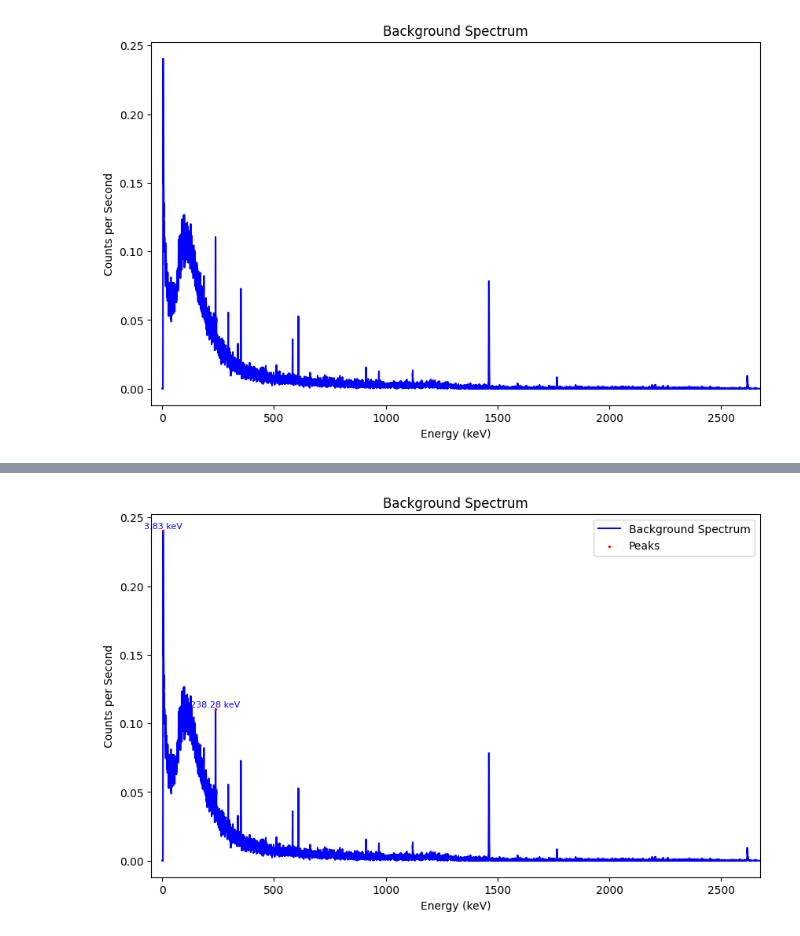
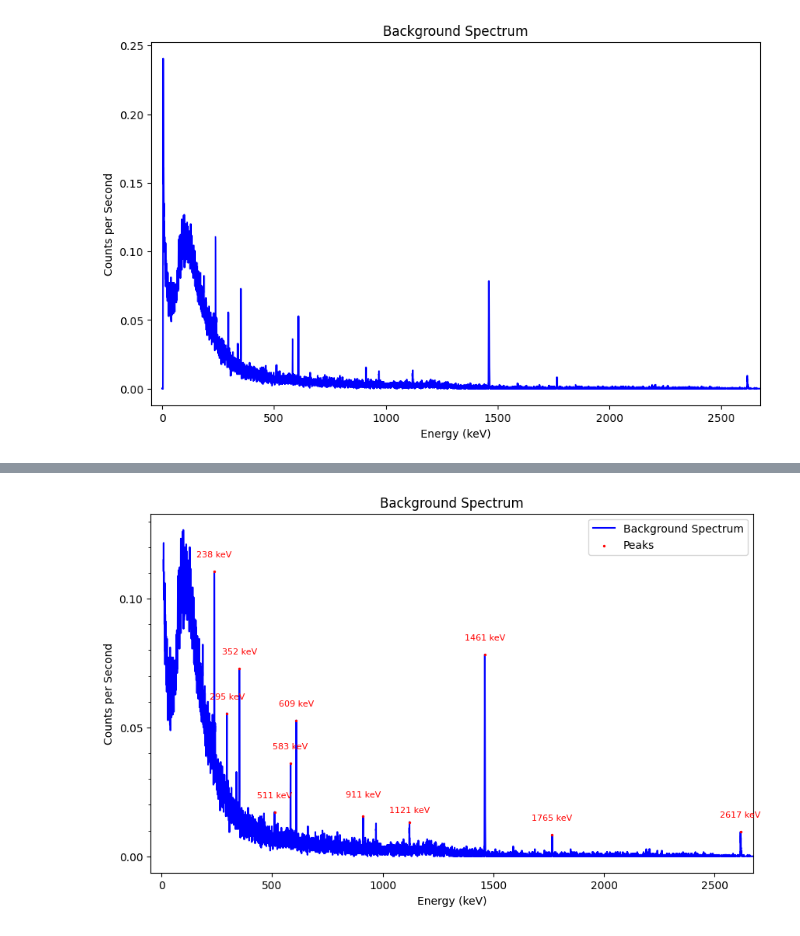
Before and after one commit to kearb-stomp/AdvLabs, a Jupyter notebook: Lab 2/Task 3.ipynb, the cells around one changed output, grey strips where cells are left out. Cells and saved outputs as stored; diff of their text form; code cells hidden in the pictures.

Commit message:
Task 4
Task 4 started
Small change to task 1 - removed gaussian function definition and changed code to call from utils
Deleted debugging cells in task 3

```diff
--- a/Lab 2/Task 3.ipynb
+++ b/Lab 2/Task 3.ipynb
@@ -15,7 +16,7 @@ Matplotlib imported as plt: <module 'matplotlib.pyplot' from 'c:\\Users\\kearb\\
 # %%
 #Import the data for the background spectrum
 file_path = r'Data\Task 3\background 8.0 uS.TKA'
-background_dict, total_time = utils.import_data(file_path)
+background_dict, total_time = utils.load_data(file_path)
 # %%
 #Conversions for dataframe
 #Channels > energy
@@ -70,7 +53,7 @@ Index(['Counts', 'Channel', 'Counts per Second', 'Energy (keV)'], dtype='object'
 # %%
 #Run the dataframe through the simple peak finder
 
-peaks_dict = utils.find_peaks_simple(data={'Background': background_dict}, start_channel=1, channel_step=50, threshold_factor=2)
+peaks_dict = utils.find_peaks_simple(data={'Background': background_dict}, start_channel=5, channel_step=25, cutoff_value = 0.013, threshold_factor=2)
 # %% [output]
 Data type: <class 'dict'>
 Data keys: dict_keys(['Background'])
@@ -80,0 +75,11 @@ Duplicate peak found for Background at channel 729 with value 0.1105555555555555
+# %%
+additional_peaks = utils.find_peaks_simple(data={'Background': background_dict}, start_channel=4600, channel_step=25, cutoff_value = 0.005, threshold_factor=2)
+
+for key in additional_peaks.keys():
+    if key in peaks_dict:
+        #Append the new peaks to the existing peaks
+        peaks_dict[key] = pd.concat([peaks_dict[key], additional_peaks[key]], ignore_index=True)
+    else:
+        #Create a new key in the peaks_dict
+        peaks_dict[key] = additional_peaks[key]
+print(peaks_dict['Background'])
@@ -81,18 +104,27 @@ Duplicate peak found for Background at channel 729 with value 0.1105555555555555
 # %%
 peak_energies = peaks_dict['Background']['Energy (keV)'].to_numpy()
 peak_counts = peaks_dict['Background']['Counts per Second'].to_numpy()
 
 plt.figure(figsize=(10, 6))
 plt.plot(background_dict['Energy (keV)'], background_dict['Counts per Second'], label='Background Spectrum', color='blue')
 plt.title('Background Spectrum')
 plt.scatter(peak_energies, peak_counts, color='red', label="Peaks", zorder=5, s=2)  # Plot peaks as red dots
 # Add labels for each peak
 for x, y in zip(peak_energies, peak_counts):
-    plt.text(x, y, f"{x:.2f} keV", fontsize=8, ha='center', va='bottom', color='blue')
+    x_rounded = round(x, 0)
+    if x > 911.2 and x < 911.4:
+        plt.text(x, y+.007, f"{int(x_rounded)} keV", fontsize=8, ha='center', va='bottom', color='red')
+    else:
+        if x > 1120.5 and x < 1120.7:
+            plt.text(x, y+.003, f"{int(x_rounded)} keV", fontsize=8, ha='center', va='bottom', color='red')
+        else:
+            plt.text(x, y+.005, f"{int(x_rounded)} keV", fontsize=8, ha='center', va='bottom', color='red')
 plt.xlabel('Energy (keV)')
 plt.ylabel('Counts per Second')
+plt.gca().yaxis.set_major_locator(ticker.MultipleLocator(0.05))
+plt.gca().yaxis.set_minor_locator(ticker.MultipleLocator(0.01))
 plt.xlim(left=-50, right=background_dict['Energy (keV)'].max())
 plt.legend()
 plt.show()
 # %% [output]
-[figure, old version]
+[figure, new version]
```
Also changed, not shown: parts of 6 cells of this notebook, 2 other files.
